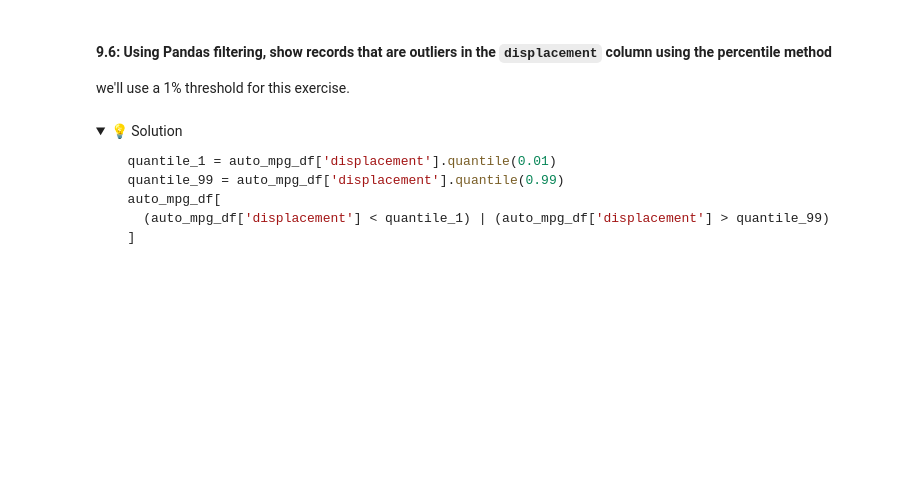
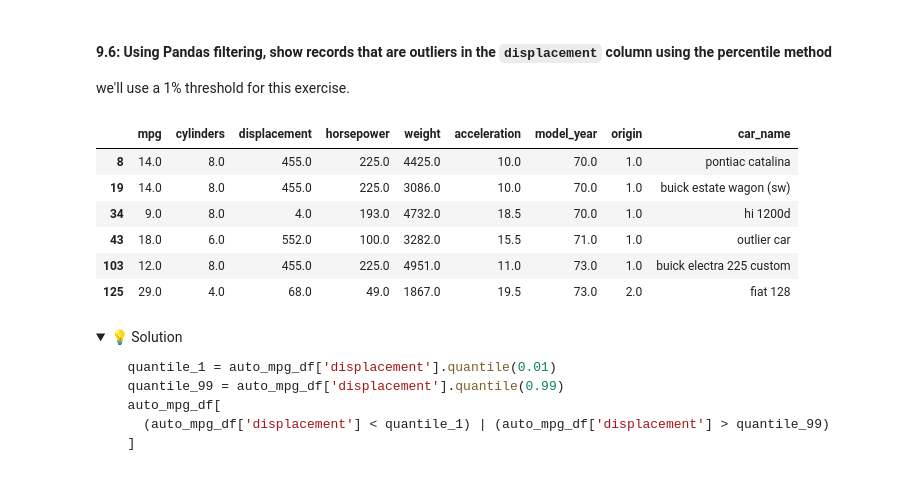
Before and after one commit to IT4063-Spring2025/exploratory-data-analysis-BeccaCordray, a Jupyter notebook: notebook.ipynb, the cells around one changed output. Cells and saved outputs as stored; diff of their text form; code cells hidden in the pictures; folded sections open; blank space fills up the shorter version.

```diff
--- a/notebook.ipynb
+++ b/notebook.ipynb
@@ -715,6 +754,20 @@ z_scores =
 # %% [markdown]
 #### 9.6: Using Pandas filtering, show records that are outliers in the `displacement` column using the percentile method
 we'll use a 1% threshold for this exercise.
+# %%
+quantile_1 = auto_mpg_df['displacement'].quantile(0.01)
+quantile_99 = auto_mpg_df['displacement'].quantile(0.99)
+auto_mpg_df[
+    (auto_mpg_df['displacement'] < quantile_1) | (auto_mpg_df['displacement'] > quantile_99)
+]
+# %% [output]
+|  | mpg | cylinders | displacement | horsepower | weight | acceleration | model_year | origin | car_name |
+| 8 | 14.0 | 8.0 | 455.0 | 225.0 | 4425.0 | 10.0 | 70.0 | 1.0 | pontiac catalina |
+| 19 | 14.0 | 8.0 | 455.0 | 225.0 | 3086.0 | 10.0 | 70.0 | 1.0 | buick estate wagon (sw) |
+| 34 | 9.0 | 8.0 | 4.0 | 193.0 | 4732.0 | 18.5 | 70.0 | 1.0 | hi 1200d |
+| 43 | 18.0 | 6.0 | 552.0 | 100.0 | 3282.0 | 15.5 | 71.0 | 1.0 | outlier car |
+| 103 | 12.0 | 8.0 | 455.0 | 225.0 | 4951.0 | 11.0 | 73.0 | 1.0 | buick electra 225 custom |
+| 125 | 29.0 | 4.0 | 68.0 | 49.0 | 1867.0 | 19.5 | 73.0 | 2.0 | fiat 128 |
 # %% [markdown]
 <details>
   <summary>💡 Solution</summary>
```
Also changed, not shown: parts of 11 cells of this notebook.
